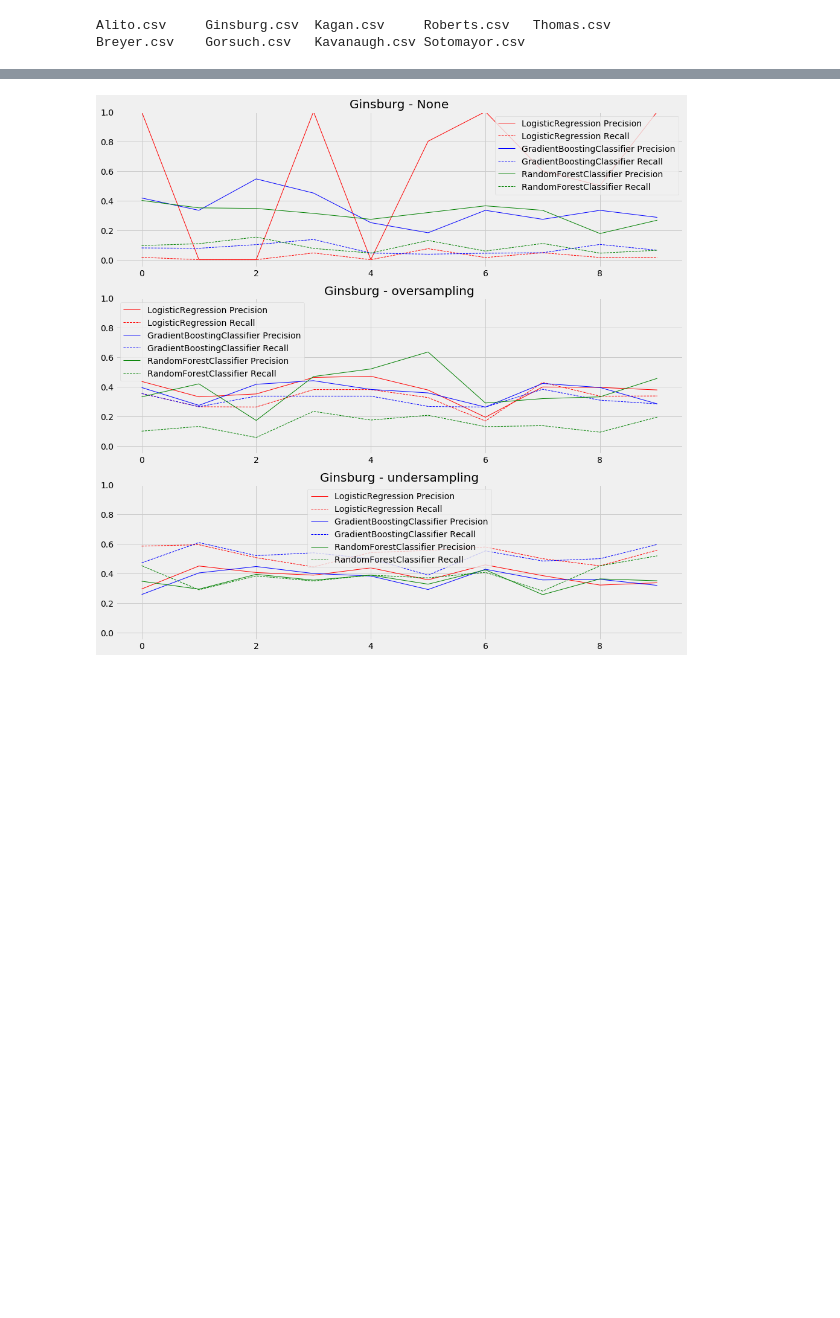
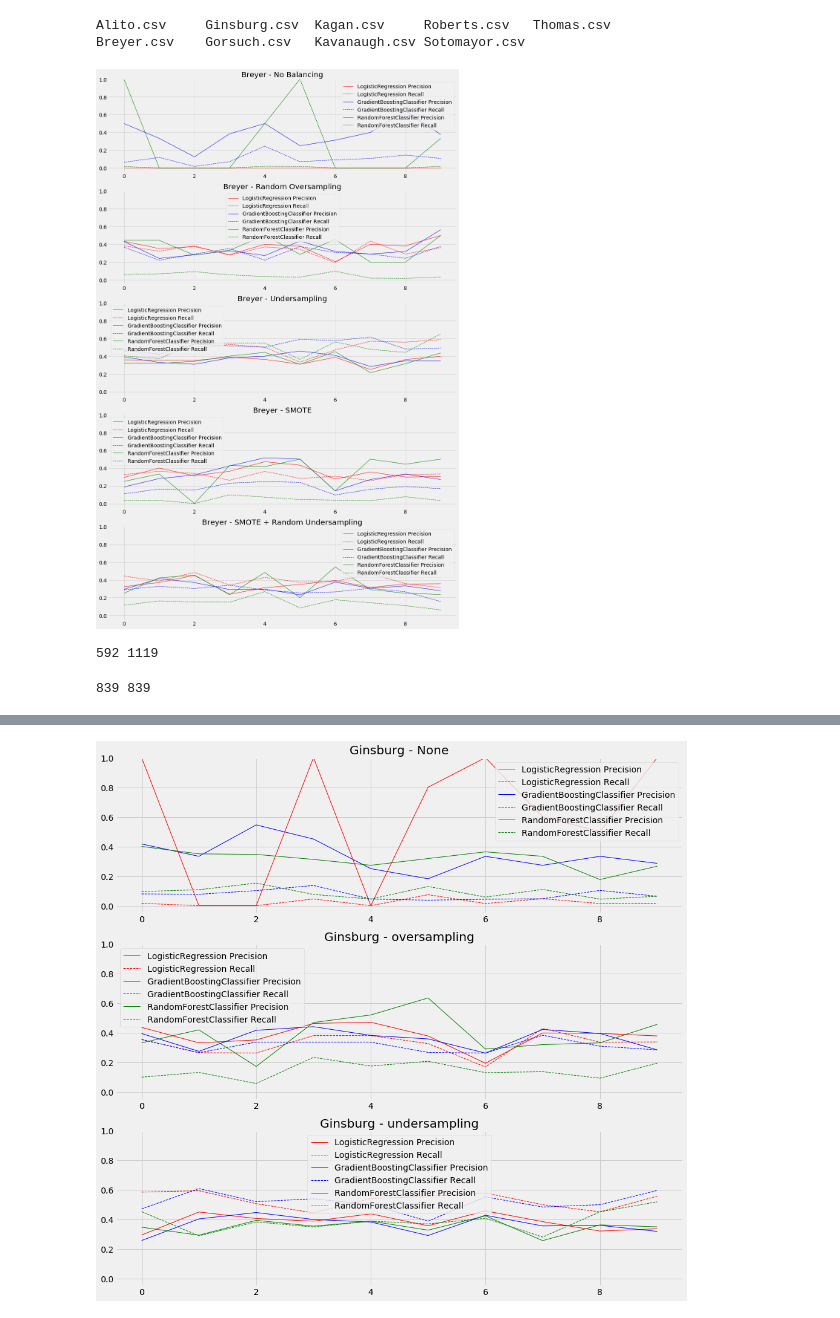
Before and after one commit to rcohngru/Predicting-Supreme-Court-Outcomes, a Jupyter notebook: Initial Modeling -- Looking at Balancing.ipynb, the cells around one changed output, grey strips where cells are left out. Drawn from its saved outputs; the diff is of its cells as text; code cells hidden in the pictures; blank space fills up the shorter version.

Commit message:
used SMOTE in balancing

```diff
--- a/Initial Modeling -- Looking at Balancing.ipynb
+++ b/Initial Modeling -- Looking at Balancing.ipynb
@@ -164,11 +191,18 @@ def plot_cross_val(models, data, ax, sampling_method):
 
     for train, test in kf.split(X):
         X_test, y_test = X[test], y[test]
-        X_train, y_train = balance_train_data(X[train], y[train], method=sampling_method)
+        X_train, y_train = X[train], y[train]
 
         tfidf = TfidfVectorizer()
         train_vectors = tfidf.fit_transform(X_train)
         test_vectors = tfidf.transform(X_test)
+
+        #X_train = X_train.reshape(len(X_train), 1)
+        train_vectors, y_train = balance_train_data(train_vectors, y_train, method=sampling_method)
+
+        #tfidf = TfidfVectorizer()
+        #train_vectors = tfidf.fit_transform(X_train.flatten())
+        #test_vectors = tfidf.transform(X_test)
         for i, model in enumerate(models):
             model.fit(train_vectors, y_train)
             y_pred = model.predict(test_vectors)
@@ -188,3 +222,20 @@ def plot_cross_val(models, data, ax, sampling_method):
         ax.plot(x, recalls[i], c=colormap[i],
                 linewidth=1, linestyle='--',
                 label='%s Recall' % models[i].__class__.__name__)
+# %%
+fig, ax = plt.subplots(5, 1, figsize=(15, 25))
+
+methods = [None, 'oversampling', 'undersampling', 'smote', 'both']
+titles = ['No Balancing', 'Random Oversampling', 'Undersampling', 'SMOTE', 'SMOTE + Random Undersampling']
+
+
+for i, method in enumerate(methods):
+    data = pd.read_csv('data/clean/Breyer.csv')
+    data['cleanText'] = data['cleanText'].fillna(' ')
+    models = [LogisticRegression(), GradientBoostingClassifier(), RandomForestClassifier()]
+    plot_cross_val(models, data, ax[i], method)
+    ax[i].set_title('Breyer - %s' % (titles[i]))
+    ax[i].legend()
+    ax[i].set_ylim(-0.05, 1)
+# %% [output]
+[figure, added]
@@ -191,3 +245,15 @@ def plot_cross_val(models, data, ax, sampling_method):
+# %%
+print(len(y[y == 1]), len(y[y == 0]))
+# %% [output]
+592 1119
+# %%
+tfidf = TfidfVectorizer()
+train_vec = tfidf.fit_transform(X)
+
+X_train, y_train = balance_train_data(train_vec, y, 'both')
+print(len(y_train[y_train == 1]), len(y_train[y_train == 0]))
+# %% [output]
+839 839
 # %%
 fig, ax = plt.subplots(3, 1, figsize=(15, 15))
 
```
Also changed, not shown: parts of 5 cells of this notebook, 3 other files.
